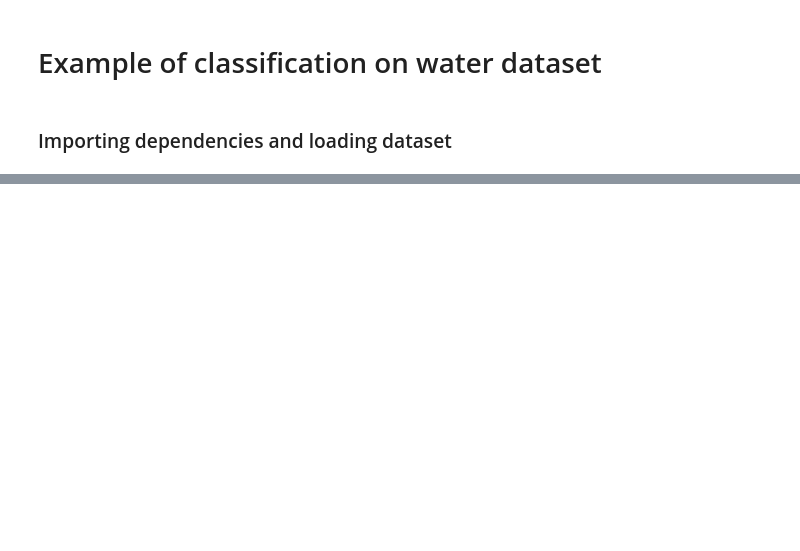
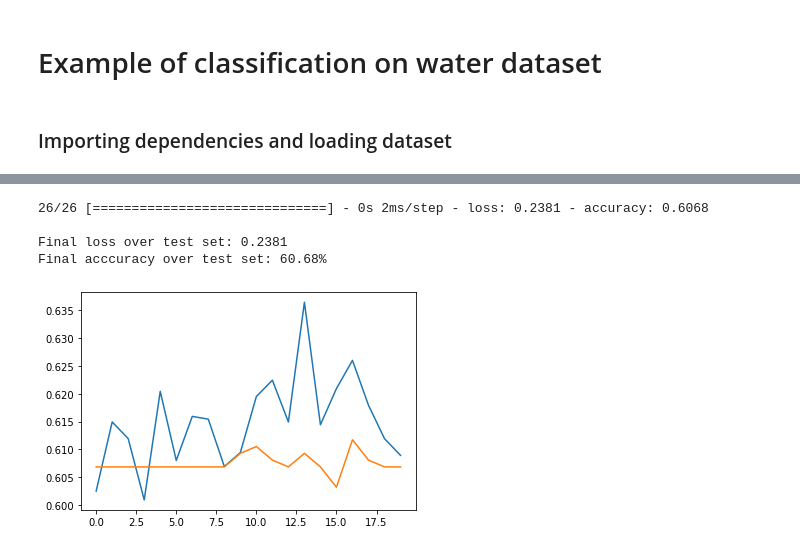
Before and after one commit to Sp-ino/PythonPlots, a Jupyter notebook: ML/notebooks/water_example.ipynb, the cells around one changed output, grey strips where cells are left out. Saved outputs shown, nothing was run; the diff lists cells and outputs as text; code cells hidden in the pictures; blank space fills up the shorter version.

```diff
--- a/ML/notebooks/water_example.ipynb
+++ b/ML/notebooks/water_example.ipynb
@@ -50,0 +207,3 @@ print(f"Test success rate: {n_success/n_test*100}%")
+# %%
+X_train, X_test, y_train, y_test = train_test_split(inputs, outputs, test_size=0.25, random_state=3, shuffle=True)
+X_train, X_test = np.expand_dims(X_train, axis = 2), np.expand_dims(X_test, axis = 2)
@@ -50,0 +278,13 @@ print(f"Test success rate: {n_success/n_test*100}%")
+# %%
+test_loss, test_acc = cnn.evaluate(X_test, y_test)
+print(f"\nFinal loss over test set: {test_loss:.4f}\nFinal acccuracy over test set: {test_acc*100:.2f}%\n")
+
+plt.plot(history.history["accuracy"])
+plt.plot(history.history["val_accuracy"])
+plt.show()
+# %% [output]
+26/26 [==============================] - 0s 2ms/step - loss: 0.2381 - accuracy: 0.6068
+
+Final loss over test set: 0.2381
+Final acccuracy over test set: 60.68%
+[figure, added]
```
Also changed, not shown: parts of 15 cells of this notebook.
